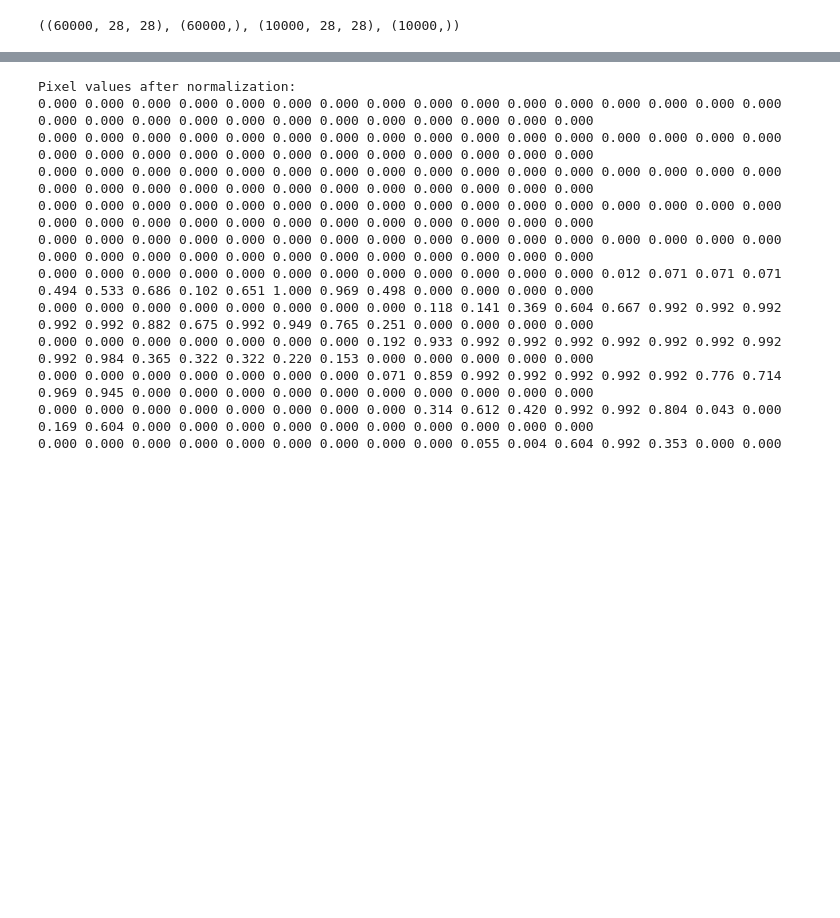
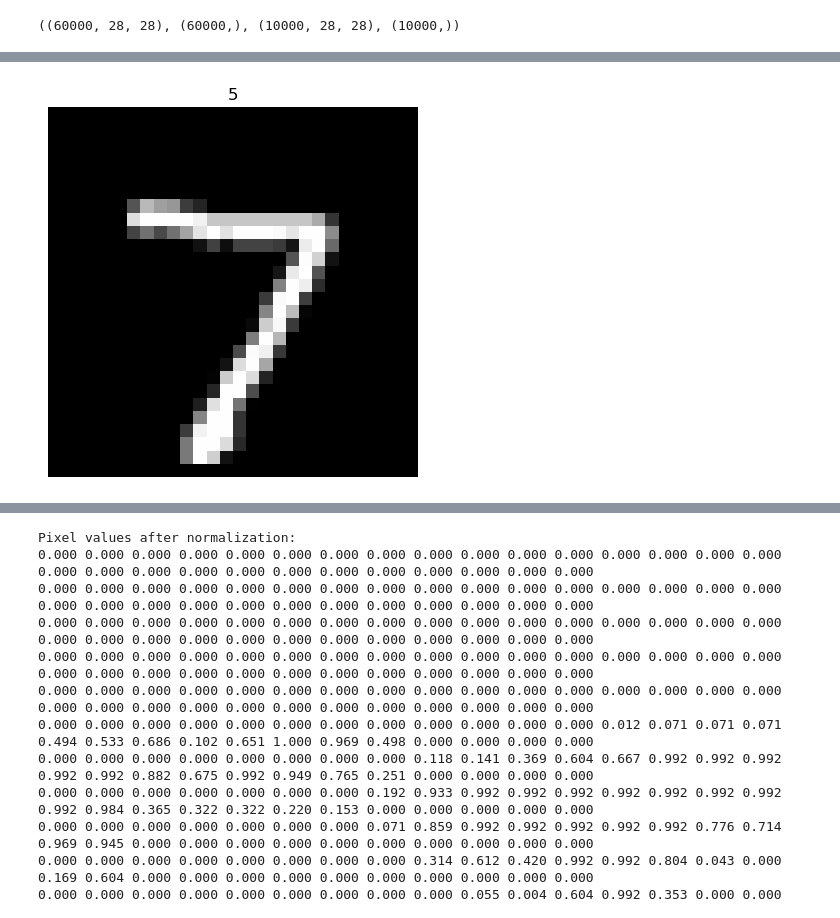
Before and after one commit to mianabdulbasit-tech/Data-Science-And-AI, a Jupyter notebook: 08_deep_learning_with_tensorflow/03_cnn.ipynb, the cells around one changed output, grey strips where cells are left out. Drawn from its saved outputs; the diff is of its cells as text; code cells hidden in the pictures; blank space fills up the shorter version.

```diff
--- a/08_deep_learning_with_tensorflow/03_cnn.ipynb
+++ b/08_deep_learning_with_tensorflow/03_cnn.ipynb
@@ -55,0 +64,12 @@ plt.imshow(X_train[0], cmap=plt.cm.binary)
+# %%
+import matplotlib.pyplot as plt
+image_index = 0 # change this values to select a different image
+image = X_test[image_index]
+
+# Desplay the original image
+plt.imshow(image, cmap='gray')
+plt.title(y_train[0])
+plt.axis('off')
+plt.show()
+# %% [output]
+[figure, added]
```
Also changed, not shown: parts of 9 cells of this notebook, 4 other files.
